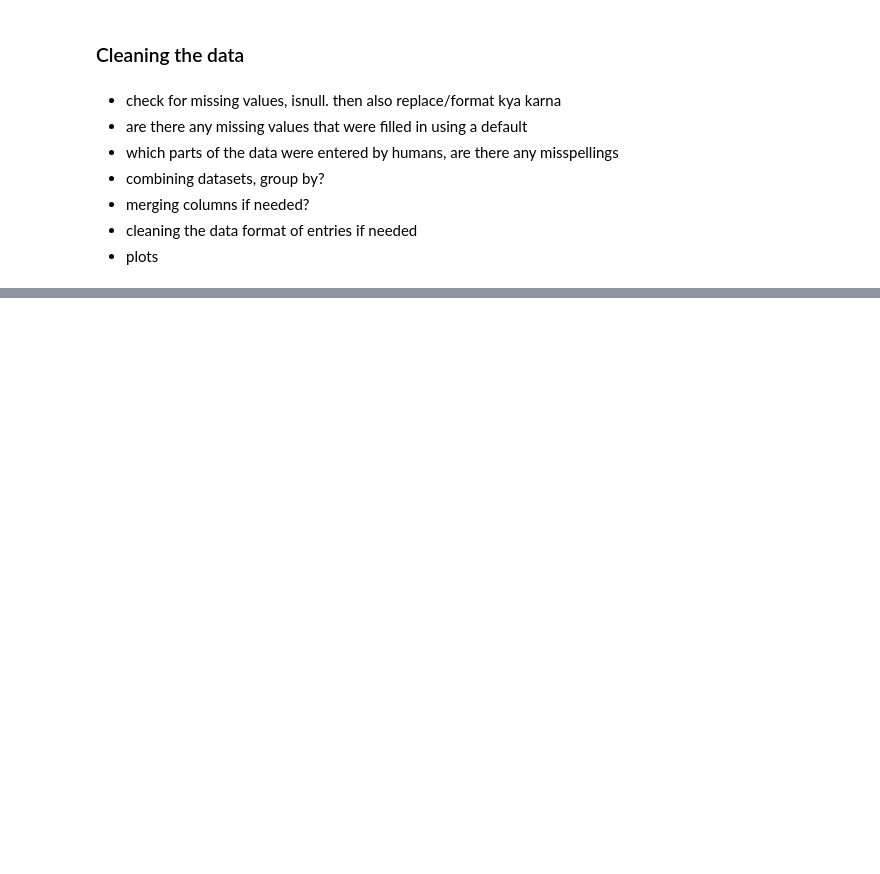
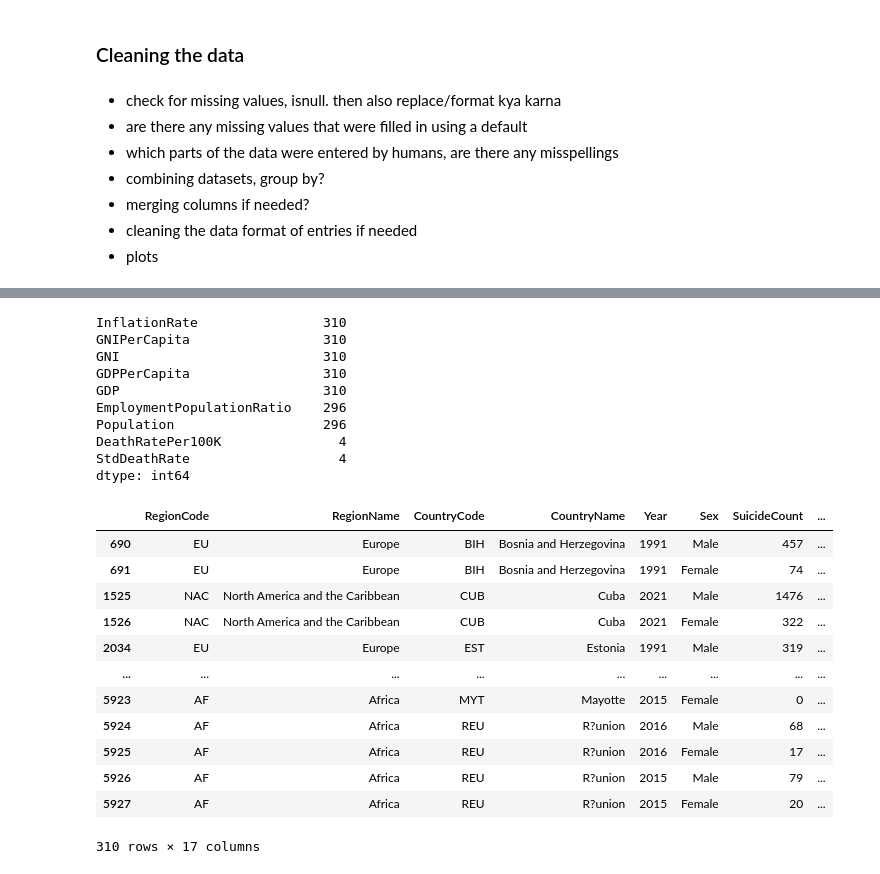
Before and after one commit to HafsahNasir/DataScienceProject, a Jupyter notebook: project.ipynb, the cells around one changed output, grey strips where cells are left out. Saved outputs shown, nothing was run; the diff lists cells and outputs as text; code cells hidden in the pictures; blank space fills up the shorter version.

Commit message:
missing rows

```diff
--- a/project.ipynb
+++ b/project.ipynb
@@ -97,7 +98,36 @@ Total Entries: 2705
 # %%
 #starting w suicide data.
 #check are there any rows with null values
-print("Suicide Dataset Null Values:")
-print("-----------------------------")
-print(suicide_data.isnull().sum())
+
+#what percent of columns can be missing
+null_percent = 25
+
+total_rows = len(suicide_data)
+total_cols = suicide_data.shape[1]
+null_count_per_row = suicide_data.isnull().sum(axis=1)
+row_null_pct = (null_count_per_row / total_cols) * 100
+
+rows_greater_than_null_perc = suicide_data.loc[row_null_pct > null_percent].copy()
+
+number_of_null = len(rows_greater_than_null_perc)
+
+if total_rows > 0:
+    percent_null_rows = (number_of_null / total_rows) * 100
+else:
+    percent_null_rows = 0.0
+
+percent_str = f"{percent_null_rows:.2f}"
+
+print(f"total rows: {total_rows}")
+print(f"Rows with >{null_percent}% nulls: {number_of_null} ({percent_str}%)\n")
+
+
+# which columns are most frequently missing in these rows
+print("\nColumns most frequently missing in these rows:")
+col_missing = rows_greater_than_null_perc.isnull().sum().sort_values(ascending=False)
+display(col_missing[col_missing > 0])
+
+
+high_missing_suicide = rows_greater_than_null_perc
+high_missing_suicide
 # %% [output]
@@ -123,0 +139,23 @@ dtype: int64
+InflationRate                310
+GNIPerCapita                 310
+GNI                          310
+GDPPerCapita                 310
+GDP                          310
+EmploymentPopulationRatio    296
+Population                   296
+DeathRatePer100K               4
+StdDeathRate                   4
+dtype: int64
+|  | RegionCode | RegionName | CountryCode | CountryName | Year | Sex | SuicideCount | ... |
+| 690 | EU | Europe | BIH | Bosnia and Herzegovina | 1991 | Male | 457 | ... |
+| 691 | EU | Europe | BIH | Bosnia and Herzegovina | 1991 | Female | 74 | ... |
+| 1525 | NAC | North America and the Caribbean | CUB | Cuba | 2021 | Male | 1476 | ... |
+| 1526 | NAC | North America and the Caribbean | CUB | Cuba | 2021 | Female | 322 | ... |
+| 2034 | EU | Europe | EST | Estonia | 1991 | Male | 319 | ... |
+| ... | ... | ... | ... | ... | ... | ... | ... | ... |
+| 5923 | AF | Africa | MYT | Mayotte | 2015 | Female | 0 | ... |
+| 5924 | AF | Africa | REU | R?union | 2016 | Male | 68 | ... |
+| 5925 | AF | Africa | REU | R?union | 2016 | Female | 17 | ... |
+| 5926 | AF | Africa | REU | R?union | 2015 | Male | 79 | ... |
+| 5927 | AF | Africa | REU | R?union | 2015 | Female | 20 | ... |
+310 rows × 17 columns
```
Also changed, not shown: parts of 2 cells of this notebook.
